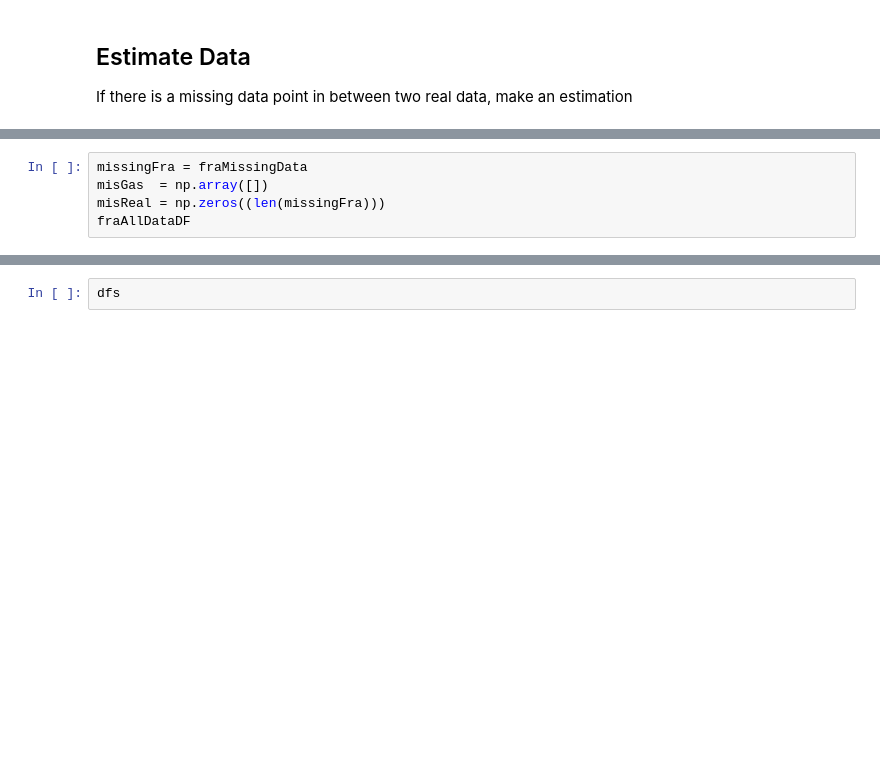
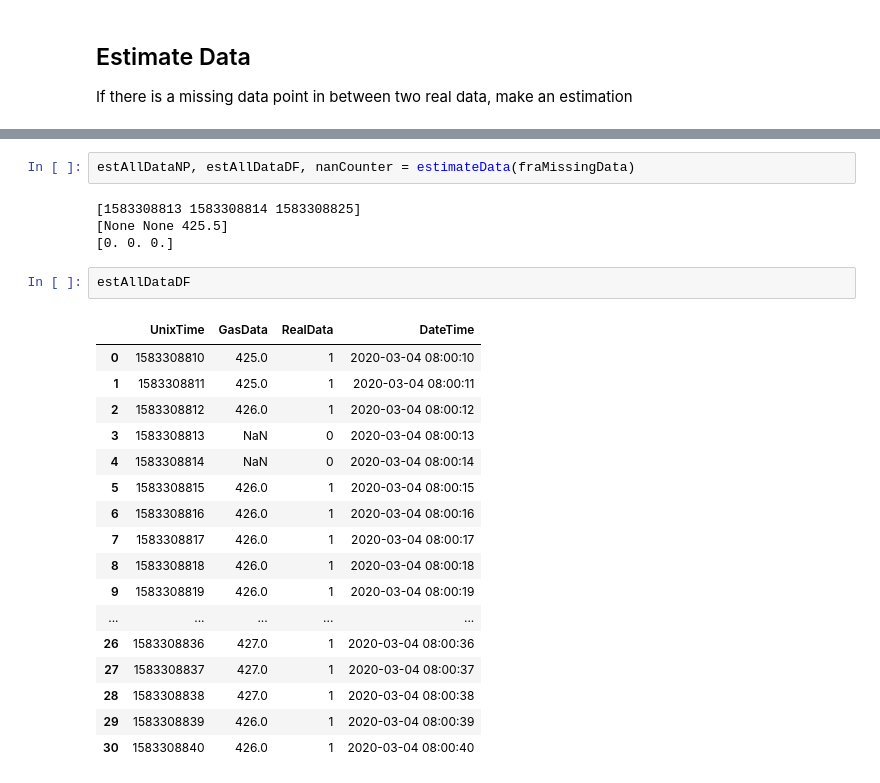
Before and after one commit to RiceAllDay22/WirelessSensorNetwork, a Jupyter notebook: Analysis/Analyzer V2.ipynb, the cells around one changed output, grey strips where cells are left out. Drawn from its saved outputs; the diff is of its cells as text; blank space fills up the shorter version.

```diff
--- a/Analysis/Analyzer V2.ipynb
+++ b/Analysis/Analyzer V2.ipynb
@@ -262,5 +272,0 @@ missingFra
-# %%
-missingFra = fraMissingData
-misGas  = np.array([])
-misReal = np.zeros((len(missingFra)))
-fraAllDataDF
@@ -320,2 +320,26 @@ dfs['DateTime'] = pd.to_datetime(rawAllDataDF.iloc[:,0], unit = 's')
-# %%
-dfs
+# %%
+estAllDataNP, estAllDataDF, nanCounter = estimateData(fraMissingData)
+# %% [output]
+[1583308813 1583308814 1583308825]
+[None None 425.5]
+[0. 0. 0.]
+# %%
+estAllDataDF
+# %% [output]
+|  | UnixTime | GasData | RealData | DateTime |
+| 0 | 1583308810 | 425.0 | 1 | 2020-03-04 08:00:10 |
+| 1 | 1583308811 | 425.0 | 1 | 2020-03-04 08:00:11 |
+| 2 | 1583308812 | 426.0 | 1 | 2020-03-04 08:00:12 |
+| 3 | 1583308813 | NaN | 0 | 2020-03-04 08:00:13 |
+| 4 | 1583308814 | NaN | 0 | 2020-03-04 08:00:14 |
+| 5 | 1583308815 | 426.0 | 1 | 2020-03-04 08:00:15 |
+| 6 | 1583308816 | 426.0 | 1 | 2020-03-04 08:00:16 |
+| 7 | 1583308817 | 426.0 | 1 | 2020-03-04 08:00:17 |
+| 8 | 1583308818 | 426.0 | 1 | 2020-03-04 08:00:18 |
+| 9 | 1583308819 | 426.0 | 1 | 2020-03-04 08:00:19 |
+| ... | ... | ... | ... | ... |
+| 26 | 1583308836 | 427.0 | 1 | 2020-03-04 08:00:36 |
+| 27 | 1583308837 | 427.0 | 1 | 2020-03-04 08:00:37 |
+| 28 | 1583308838 | 427.0 | 1 | 2020-03-04 08:00:38 |
+| 29 | 1583308839 | 426.0 | 1 | 2020-03-04 08:00:39 |
+| 30 | 1583308840 | 426.0 | 1 | 2020-03-04 08:00:40 |
```
Also changed, not shown: parts of 12 cells of this notebook, 1 other file.
